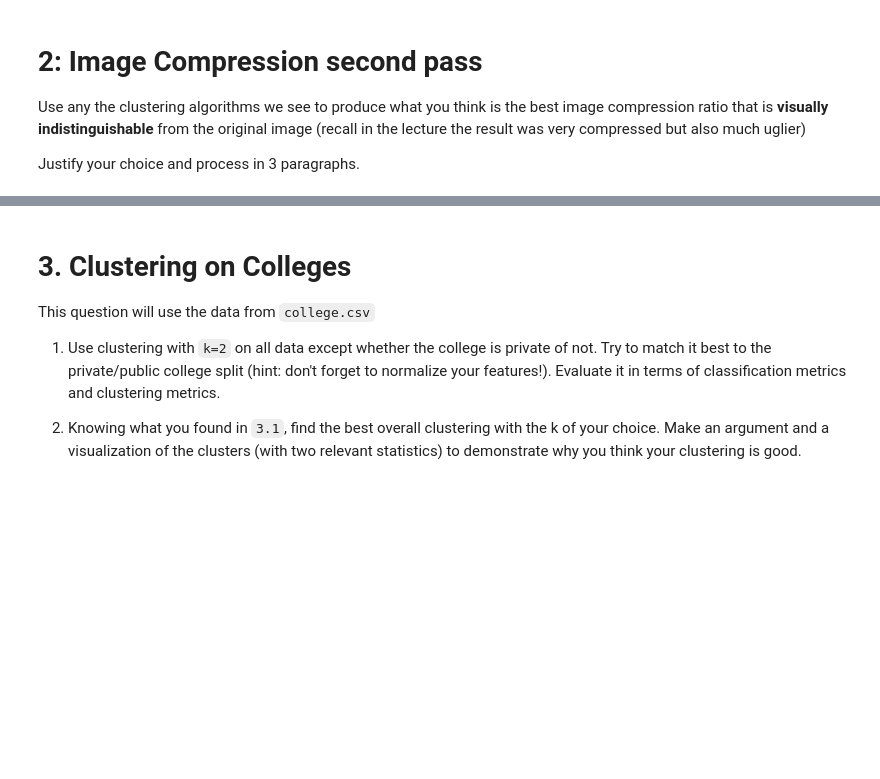
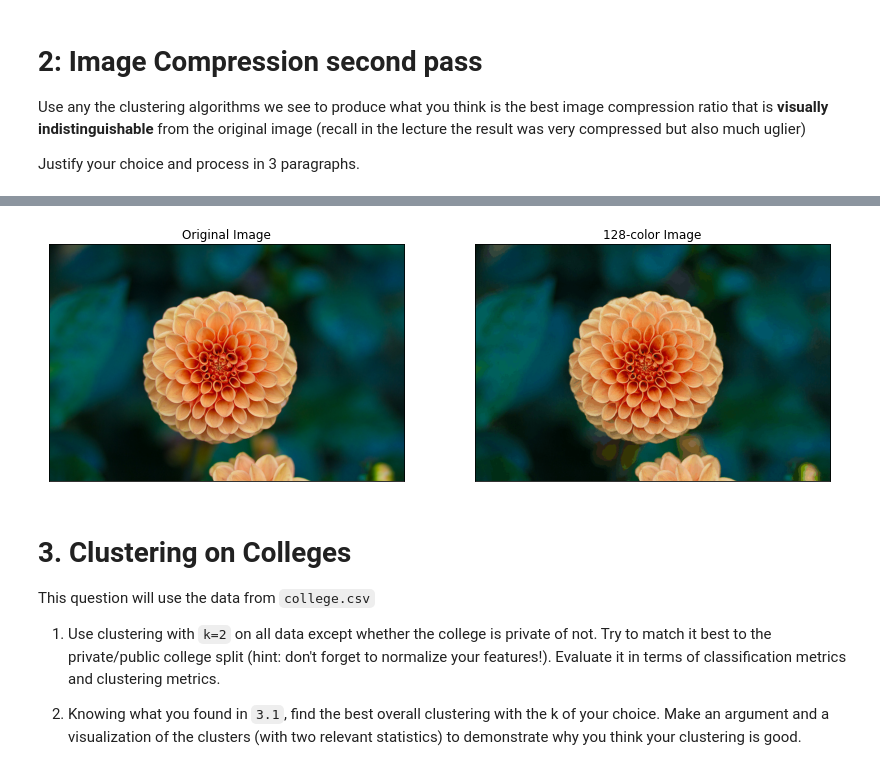
Before and after one commit to cb-ds-1/4-3-clustering, a Jupyter notebook: workshop.ipynb, the cells around one changed output, grey strips where cells are left out. Cells and saved outputs as stored; diff of their text form; code cells hidden in the pictures; blank space fills up the shorter version.

```diff
--- a/workshop.ipynb
+++ b/workshop.ipynb
@@ -113,3 +136,20 @@ plt.show()
+# %%
+# Using elbow of k = 128
+N_CLUSTERS = 128 #256 #64
+k_model = MiniBatchKMeans(N_CLUSTERS).fit(data)
+new_colors = k_model.cluster_centers_[k_model.predict(data)]
+# %%
+
+flower_update = new_colors.reshape(flower.shape)
+
+fig, ax = plt.subplots(1, 2, figsize=(14, 8),
+                       subplot_kw=dict(xticks=[], yticks=[]))
+ax[0].imshow(flower)
+ax[0].set_title('Original Image', size=12)
+ax[1].imshow(flower_update)
+ax[1].set_title('128-color Image', size=12);
+# %% [output]
+[figure, added]
 # %% [markdown]
 # 3. Clustering on Colleges
 
```
Also changed, not shown: parts of 13 cells of this notebook.
